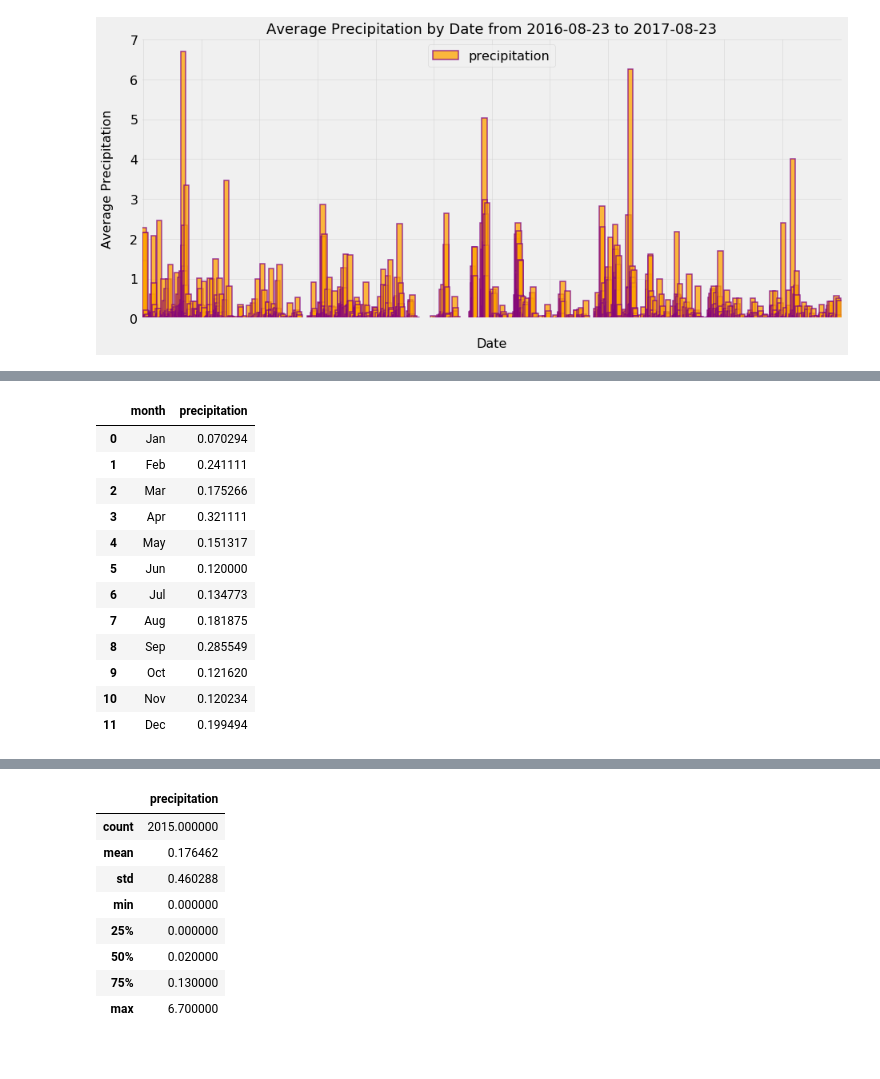
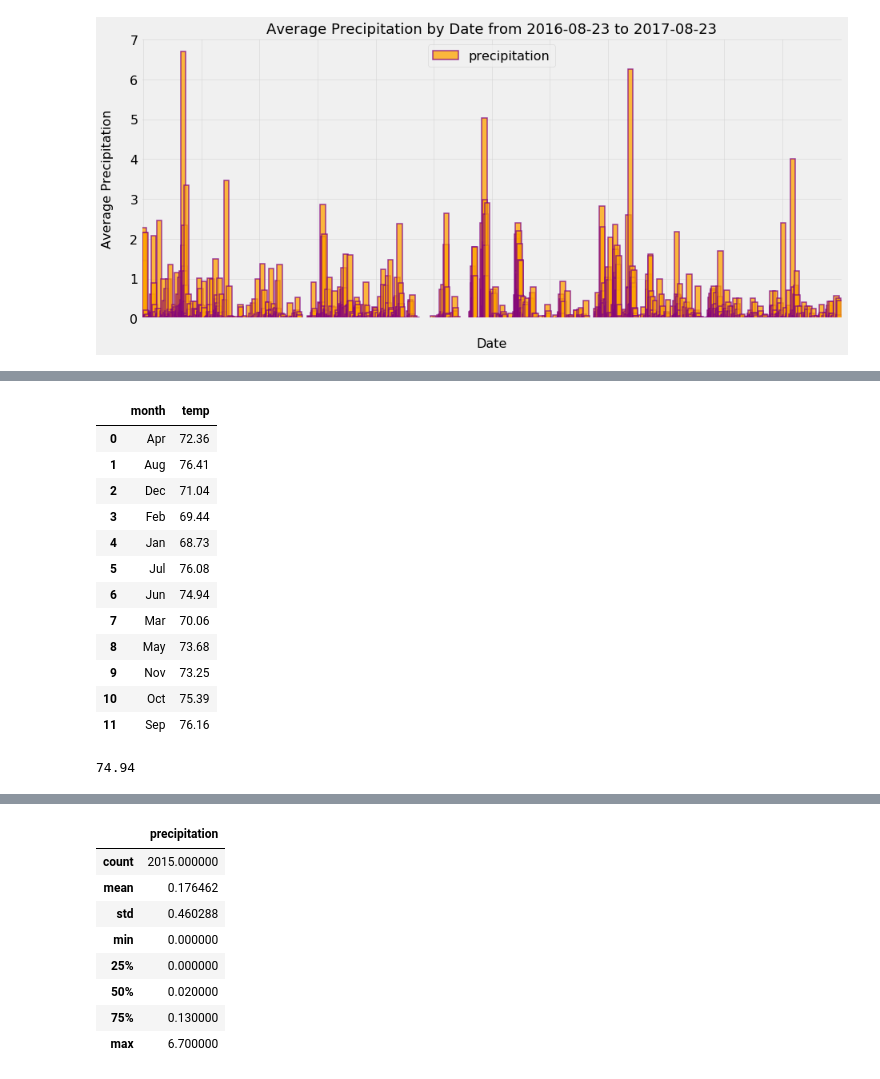
Before and after one commit to LinaSachuk/DU_HomeWork, a Jupyter notebook: sqlalchemy-challenge/climate_starter.ipynb, the cells around one changed output, grey strips where cells are left out. Saved outputs shown, nothing was run; the diff lists cells and outputs as text; code cells hidden in the pictures.

```diff
--- a/sqlalchemy-challenge/climate_starter.ipynb
+++ b/sqlalchemy-challenge/climate_starter.ipynb
@@ -227,24 +233,29 @@ df_q13.head()
-# %%
-# Avarage precipitation for each month of the year
-df_q13 = df_q13.groupby(['month'], as_index=False)['precipitation'].mean()
-df_q13 = pd.DataFrame(df_q13)
-import calendar
-df_q13['month'] = df_q13['month'].apply(lambda x: calendar.month_abbr[x])
-df_q13
-# %% [output]
-|  | month | precipitation |
-| 0 | Jan | 0.070294 |
-| 1 | Feb | 0.241111 |
-| 2 | Mar | 0.175266 |
-| 3 | Apr | 0.321111 |
-| 4 | May | 0.151317 |
-| 5 | Jun | 0.120000 |
-| 6 | Jul | 0.134773 |
-| 7 | Aug | 0.181875 |
-| 8 | Sep | 0.285549 |
-| 9 | Oct | 0.121620 |
-| 10 | Nov | 0.120234 |
-| 11 | Dec | 0.199494 |
+# %%
+# Identify the average temperature in June at all stations across all available years in the dataset.
+# Do the same for December temperature.
+df_q13 = df_q13.groupby(['month'], as_index=False)['temp'].mean()
+df_q13['temp'] = round(df_q13['temp'], 2)
+
+df_q13
+# %% [output]
+|  | month | temp |
+| 0 | Apr | 72.36 |
+| 1 | Aug | 76.41 |
+| 2 | Dec | 71.04 |
+| 3 | Feb | 69.44 |
+| 4 | Jan | 68.73 |
+| 5 | Jul | 76.08 |
+| 6 | Jun | 74.94 |
+| 7 | Mar | 70.06 |
+| 8 | May | 73.68 |
+| 9 | Nov | 73.25 |
+| 10 | Oct | 75.39 |
+| 11 | Sep | 76.16 |
+# %%
+average_temperature_in_June = df_q13.iloc[6,  1]
+average_temperature_in_June
+# %% [output]
+74.94
 # %%
 # Interactive charts using plotly
 import plotly.express as px
```
Also changed, not shown: parts of 2 cells of this notebook.
